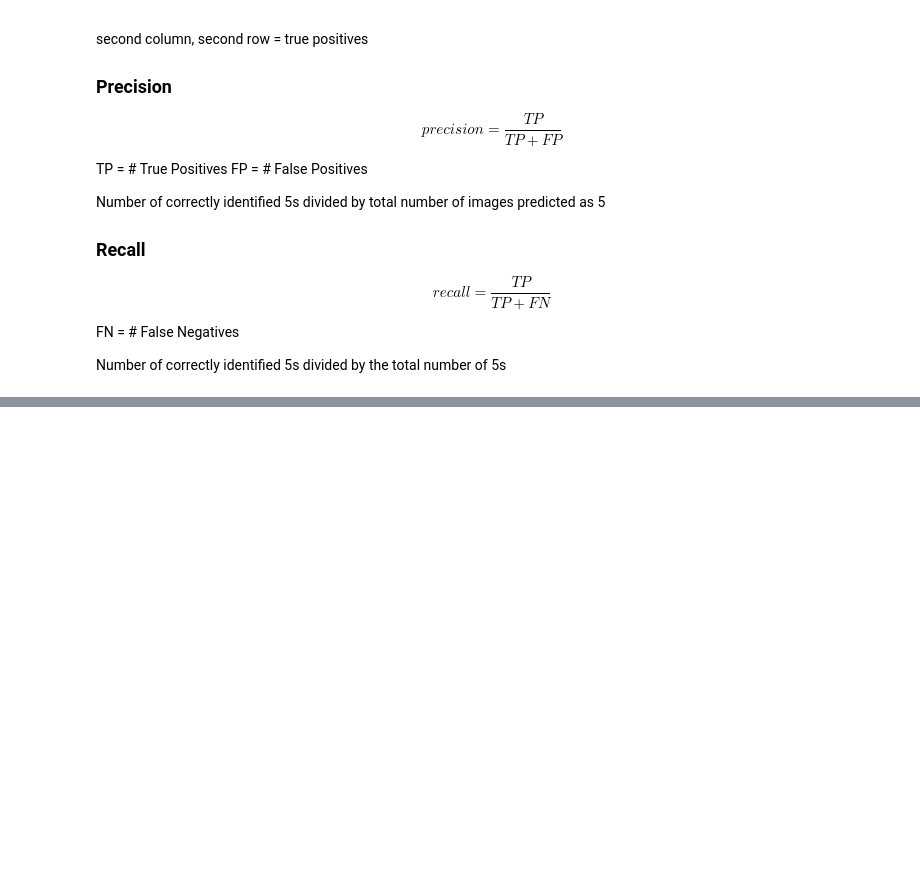
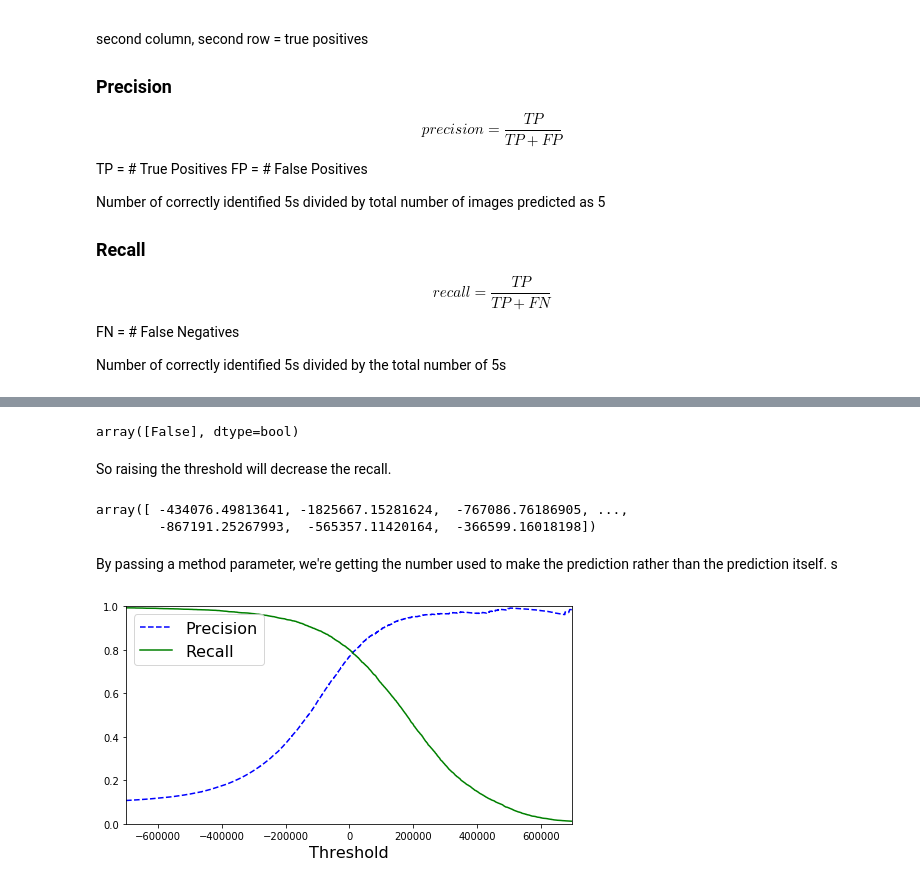
Before and after one commit to kurtrm/ml_projects, a Jupyter notebook: MNIST.ipynb, the cells around one changed output, grey strips where cells are left out. Cells and saved outputs as stored; diff of their text form; code cells hidden in the pictures; blank space fills up the shorter version.

Commit message:
worked on precision vs recall.

```diff
--- a/MNIST.ipynb
+++ b/MNIST.ipynb
@@ -184,0 +215,35 @@ Number of correctly identified 5s divided by the total number of 5s
+# %%
+threshold = 200000
+y_some_digit_pred = (y_scores > threshold)
+y_some_digit_pred
+# %% [output]
+array([False], dtype=bool)
+# %% [markdown]
+So raising the threshold will decrease the recall.
+# %%
+y_scores = cross_val_predict(sgd_clf, X_train, y_train_5, cv=3,
+                             method="decision_function")
+y_scores
+# %% [output]
+array([ -434076.49813641, -1825667.15281624,  -767086.76186905, ...,
+        -867191.25267993,  -565357.11420164,  -366599.16018198])
+# %% [markdown]
+By passing a method parameter, we're getting the number used to make the prediction rather than the prediction itself. s
+# %%
+from sklearn.metrics import precision_recall_curve
+
+precisions, recalls, thresholds = precision_recall_curve(y_train_5, y_scores)
+# %%
+def plot_precision_recall_vs_threshold(precisions, recalls, thresholds):
+    plt.plot(thresholds, precisions[:-1], "b--", label="Precision")
+    plt.plot(thresholds, recalls[:-1], "g-", label="Recall")
+    plt.xlabel("Threshold", fontsize=16)
+    plt.legend(loc="upper left", fontsize=16)
+    plt.ylim([0, 1])
+
+plt.figure(figsize=(8, 4))
+plot_precision_recall_vs_threshold(precisions, recalls, thresholds)
+plt.xlim([-700000, 700000])
+plt.show()
+# %% [output]
+[figure, added]
```
Also changed, not shown: parts of 16 cells of this notebook.
